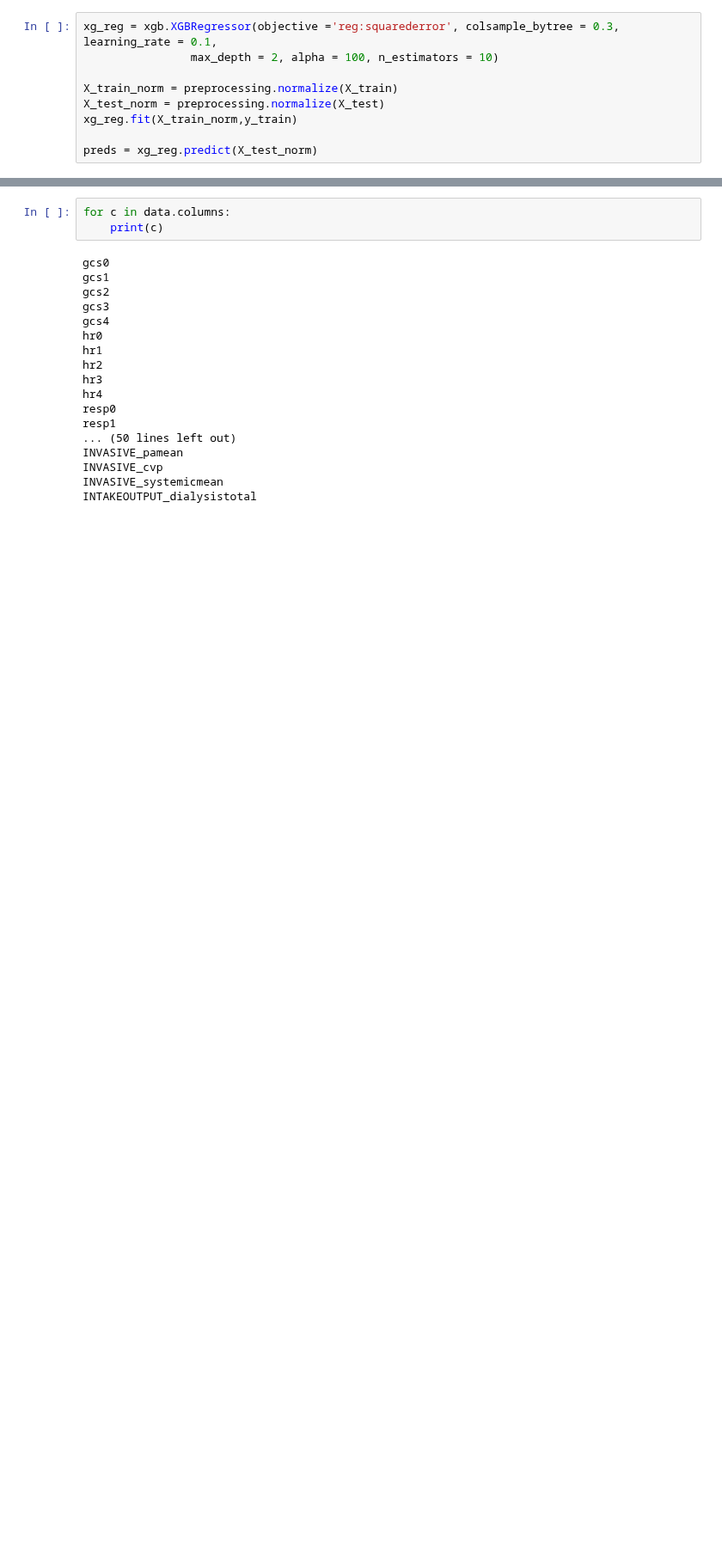
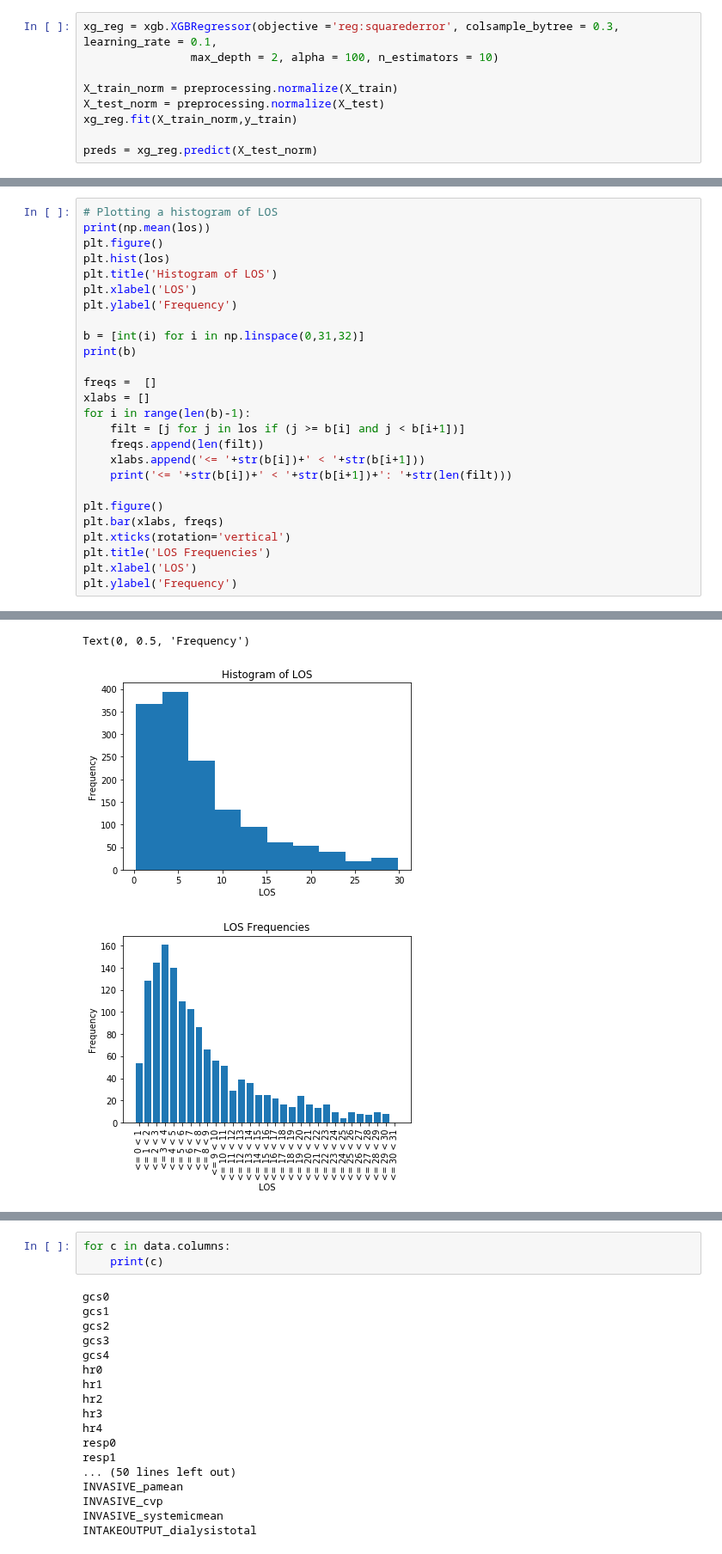
Before and after one commit to adit98/tbi, a Jupyter notebook: notebooks/LOS_Regression.ipynb, the cells around one changed output, grey strips where cells are left out. Shown at 86% size. Cells and saved outputs as stored; diff of their text form; blank space fills up the shorter version.

```diff
--- a/notebooks/LOS_Regression.ipynb
+++ b/notebooks/LOS_Regression.ipynb
@@ -320 +342,28 @@ print((cv_results["test-rmse-mean"]).tail(1))
 Name: test-rmse-mean, dtype: float64
+# %%
+# Plotting a histogram of LOS
+print(np.mean(los))
+plt.figure()
+plt.hist(los)
+plt.title('Histogram of LOS')
+plt.xlabel('LOS')
+plt.ylabel('Frequency')
+
+b = [int(i) for i in np.linspace(0,31,32)]
+print(b)
+
+freqs =  []
+xlabs = []
+for i in range(len(b)-1):
+    filt = [j for j in los if (j >= b[i] and j < b[i+1])]
+    freqs.append(len(filt))
+    xlabs.append('<= '+str(b[i])+' < '+str(b[i+1]))
+    print('<= '+str(b[i])+' < '+str(b[i+1])+': '+str(len(filt)))
+
+plt.figure()
+plt.bar(xlabs, freqs)
+plt.xticks(rotation='vertical')
+plt.title('LOS Frequencies')
+plt.xlabel('LOS')
+plt.ylabel('Frequency')
+# %% [output]
@@ -321,3 +387,6 @@ Name: test-rmse-mean, dtype: float64
+Text(0, 0.5, 'Frequency')
+[figure, added]
+[figure, added]
 # %%
 # select features using threshold
 numfeat = 40
```
Also changed, not shown: parts of 24 cells of this notebook, 8 other files.
